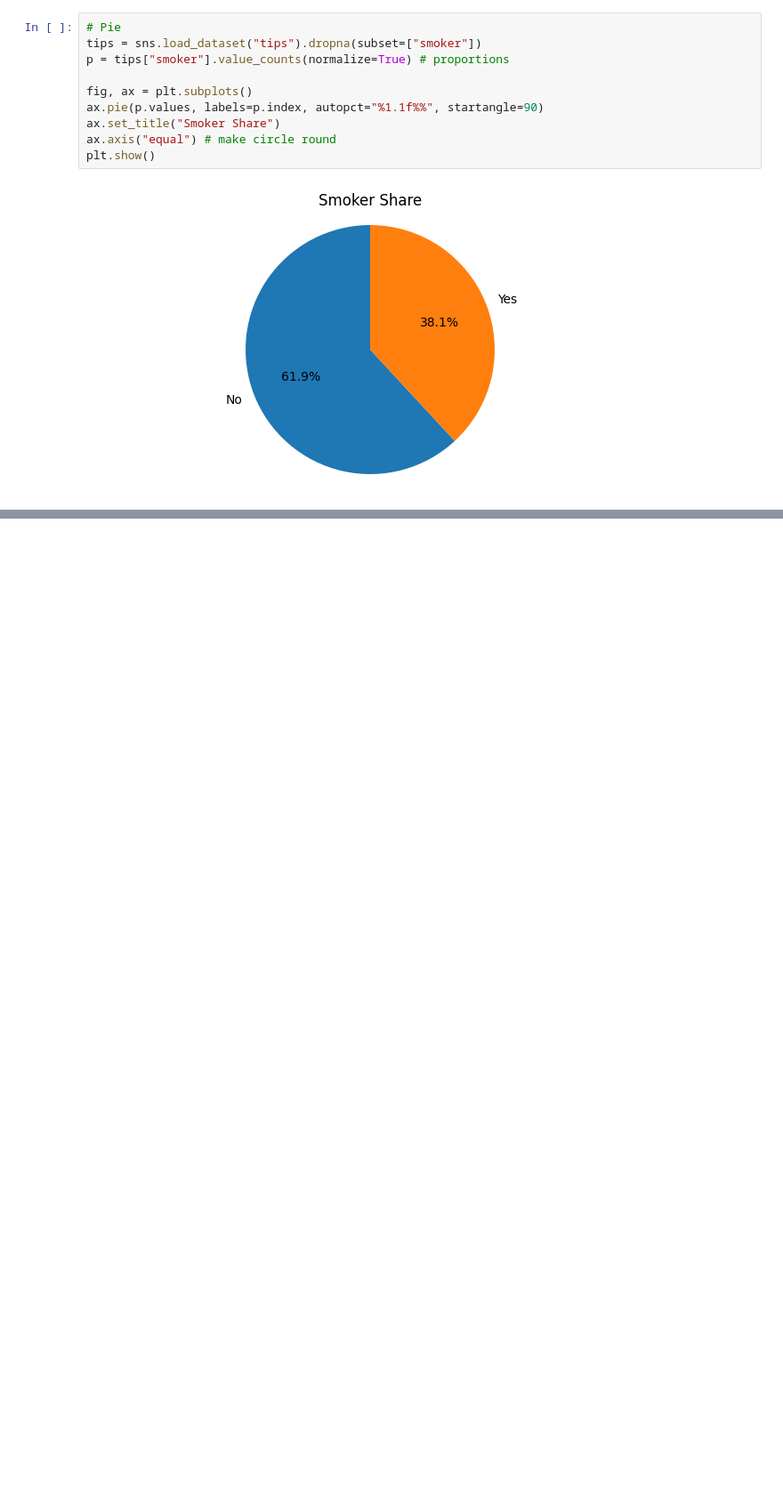
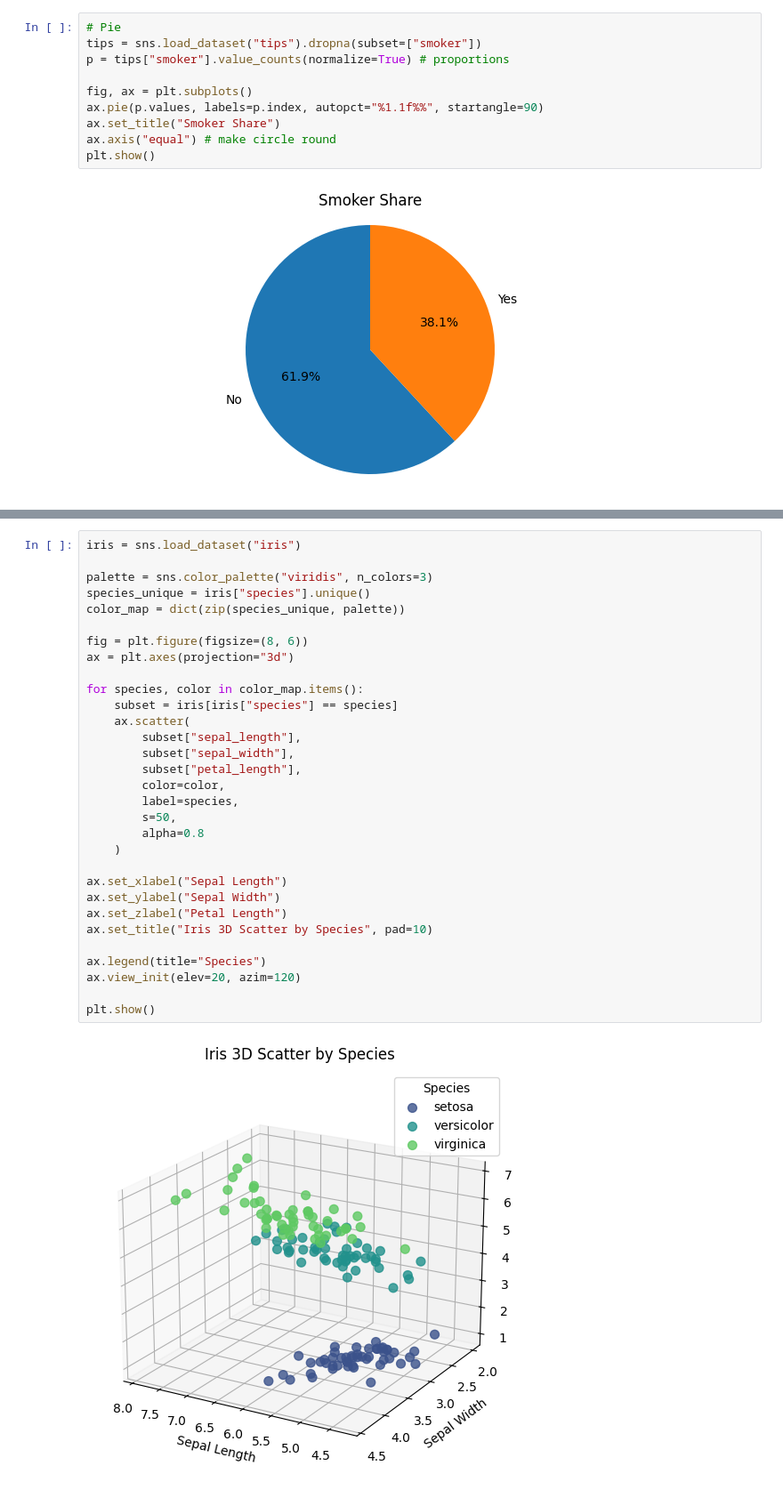
Before and after one commit to 5pence/sept-2025-da, a Jupyter notebook: whyMatplotlib.ipynb, the cells around one changed output, grey strips where cells are left out. Shown at 89% size. Cells and saved outputs as stored; diff of their text form; blank space fills up the shorter version.

```diff
--- a/whyMatplotlib.ipynb
+++ b/whyMatplotlib.ipynb
@@ -176,0 +190,33 @@ plt.show()
+# %%
+iris = sns.load_dataset("iris")
+
+palette = sns.color_palette("viridis", n_colors=3)
+species_unique = iris["species"].unique()
+color_map = dict(zip(species_unique, palette))
+
+fig = plt.figure(figsize=(8, 6))
+ax = plt.axes(projection="3d")
+
+for species, color in color_map.items():
+    subset = iris[iris["species"] == species]
+    ax.scatter(
+        subset["sepal_length"],
+        subset["sepal_width"],
+        subset["petal_length"],
+        color=color,
+        label=species,
+        s=50,
+        alpha=0.8
+    )
+
+ax.set_xlabel("Sepal Length")
+ax.set_ylabel("Sepal Width")
+ax.set_zlabel("Petal Length")
+ax.set_title("Iris 3D Scatter by Species", pad=10)
+
+ax.legend(title="Species")
+ax.view_init(elev=20, azim=120)
+
+plt.show()
+# %% [output]
+[figure, added]
```
Also changed, not shown: parts of 5 cells of this notebook.
